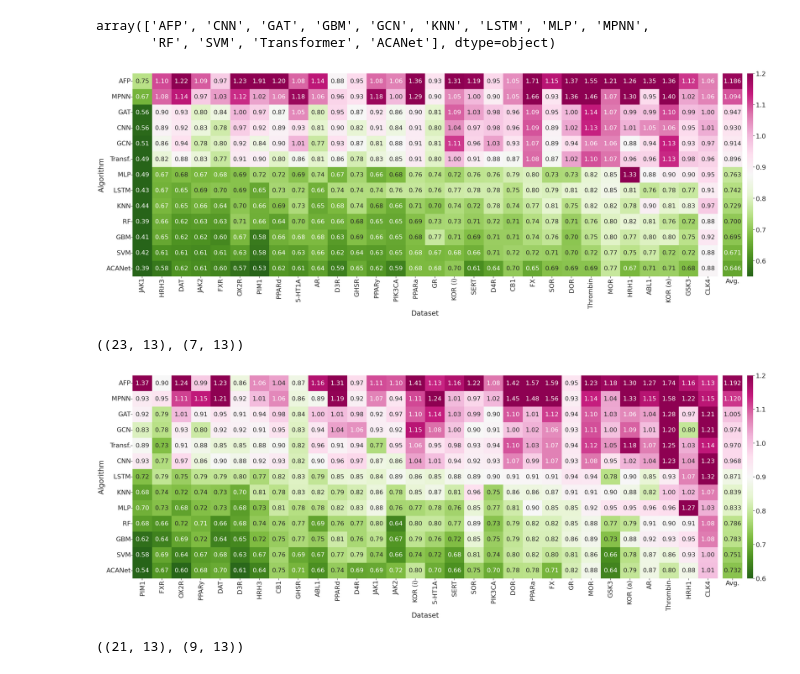
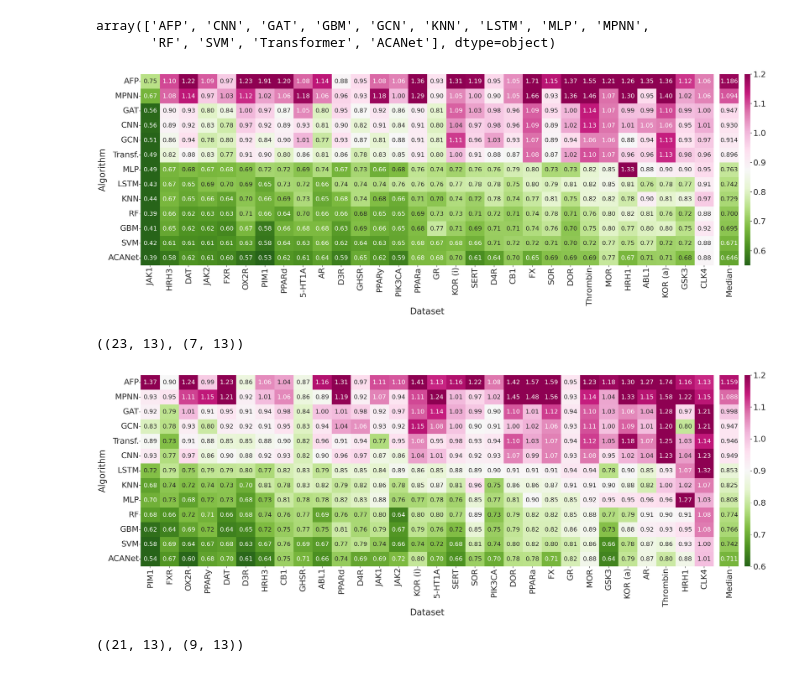
Before and after one commit to shenwanxiang/ACANet, a Jupyter notebook: experiment/03_HSSMS_performance/analysis.ipynb, the cells around one changed output. Drawn from its saved outputs; the diff is of its cells as text; code cells hidden in the pictures.

```diff
--- a/experiment/03_HSSMS_performance/analysis.ipynb
+++ b/experiment/03_HSSMS_performance/analysis.ipynb
@@ -13,7 +13,7 @@ def read_json(path):
         res = json.load(f)
     return res
 
-sns.set(style='white',  font='sans-serif', font_scale=2)
+sns.set(style='white',  font='sans-serif', font_scale=1.5)
 # %%
 import matplotlib
 sns.__version__, matplotlib.__version__
@@ -96,6 +96,8 @@ dff.algorithm.unique()
 array(['AFP', 'CNN', 'GAT', 'GBM', 'GCN', 'KNN', 'LSTM', 'MLP', 'MPNN',
        'RF', 'SVM', 'Transformer', 'ACANet'], dtype=object)
 # %%
+sns.set(style='white',  font='sans-serif', font_scale=2.5)
+
 fig, axes= plt.subplots(ncols=3, figsize=(32,12), gridspec_kw={'width_ratios': [30, 1.,0.3]})
 
 ax1, ax2, ax3 = axes
@@ -112,7 +114,7 @@ dffs.columns = dffs.columns.map({'ACANet':'ACANet', 'SVM':'SVM', 'GBM':'GBM', 'R
 
 h1 = sns.heatmap(dffs.T, cmap = 'PiYG_r', vmax=1.2, vmin = 0.55, ax=ax1, annot=True, fmt='.2f', cbar_ax = ax3, annot_kws ={'fontsize':fontsize},)
 
-h2 = sns.heatmap(dffs.mean().to_frame(name='Avg.'), cmap = 'PiYG_r', vmin = 0.55, vmax=1.2, ax=ax2, annot=True, fmt='.3f', cbar = False, annot_kws ={'fontsize':fontsize},)
+h2 = sns.heatmap(dffs.mean().to_frame(name='Median'), cmap = 'PiYG_r', vmin = 0.55, vmax=1.2, ax=ax2, annot=True, fmt='.3f', cbar = False, annot_kws ={'fontsize':fontsize},)
 
 
 ax1.tick_params(left='off',  bottom='off', pad=.1,)
@@ -120,7 +122,7 @@ ax1.set_ylabel('Algorithm')
 ax1.set_xlabel('Dataset')
 ax2.set_ylabel('')
 ax2.tick_params(axis='x',  bottom='off', pad=.1,)
-#ax2.tick_params(rotation=90)
+ax2.tick_params(rotation=90)
 
 ax2.set_yticklabels('')
 #plt.suptitle('RMSE performance of the overall test set ($RMSE_{all}$)')
@@ -130,7 +132,7 @@ plt.tight_layout(pad=0.5)
 fig.savefig("./benchmark_performance/overall_rmse_comparasions_heatmap.pdf",  bbox_inches='tight')
 fig.savefig("./benchmark_performance/overall_rmse_comparasions_heatmap.svg",  bbox_inches='tight')
 # %% [output]
-[figure, old version]
+[figure, new version]
 # %%
 dffs[dffs.ACANet < dffs.SVM].shape, dffs[dffs.ACANet > dffs.SVM].shape
 # %% [output]
@@ -143,36 +145,36 @@ ax1, ax2, ax3 = axes
 dffs = dff.groupby(['name','algorithm'])['cliff_rmse'].mean().unstack()
 m = dffs.mean().sort_values(ascending=False).index.to_list()
 d = dffs.T.median().sort_values().index.to_list()
 dffs = dffs.loc[d][m]
 
 
 dffs.columns = dffs.columns.map({'ACANet':'ACANet', 'SVM':'SVM', 'GBM':'GBM', 'RF':'RF',
                                  'KNN':'KNN', 'MLP':'MLP', 'LSTM':'LSTM', 'Transformer':'Transf.',
                                  'CNN':'CNN', 'MPNN':'MPNN', 'AFP': 'AFP', 'GCN':'GCN', 'GAT':'GAT'})
 
 h1 = sns.heatmap(dffs.T, cmap = 'PiYG_r', vmin = 0.6, vmax=1.2, ax=ax1, annot=True, fmt='.2f', cbar_ax = ax3, annot_kws ={'fontsize':fontsize},)
 
-h2 = sns.heatmap(dffs.mean().to_frame(name='Avg.'), cmap = 'PiYG_r', vmin = 0.6, vmax=1.2, ax=ax2, annot=True, fmt='.3f', cbar = False, annot_kws ={'fontsize':fontsize},)
+h2 = sns.heatmap(dffs.median().to_frame(name='Median'), cmap = 'PiYG_r', vmin = 0.6, vmax=1.2, ax=ax2, annot=True, fmt='.3f', cbar = False, annot_kws ={'fontsize':fontsize},)
 
 
 ax1.tick_params(left='off',  bottom='off', pad=.1,)
 ax2.tick_params(axis='x',  bottom='off', pad=.1,)
 
 ax1.set_ylabel('Algorithm')
 ax1.set_xlabel('Dataset')
 ax2.set_ylabel('')
 
 ax2.set_yticklabels('')
-#ax2.tick_params(rotation=90)
+ax2.tick_params(rotation=90)
 
 
 #plt.suptitle('RMSE performance of the cliff test set ($RMSE_{cliff}$)')
 plt.tight_layout(pad=0.5)
 
 fig.savefig("./benchmark_performance/cliff_rmse_comparasions_heatmap.pdf",  bbox_inches='tight')
 fig.savefig("./benchmark_performance/cliff_rmse_comparasions_heatmap.svg",  bbox_inches='tight')
 # %% [output]
-[figure, old version]
+[figure, new version]
 # %%
 dffs[dffs.ACANet < dffs.SVM].shape, dffs[dffs.ACANet > dffs.SVM].shape
 # %% [output]
```
Also changed, not shown: parts of 8 cells of this notebook, 27 other files.
